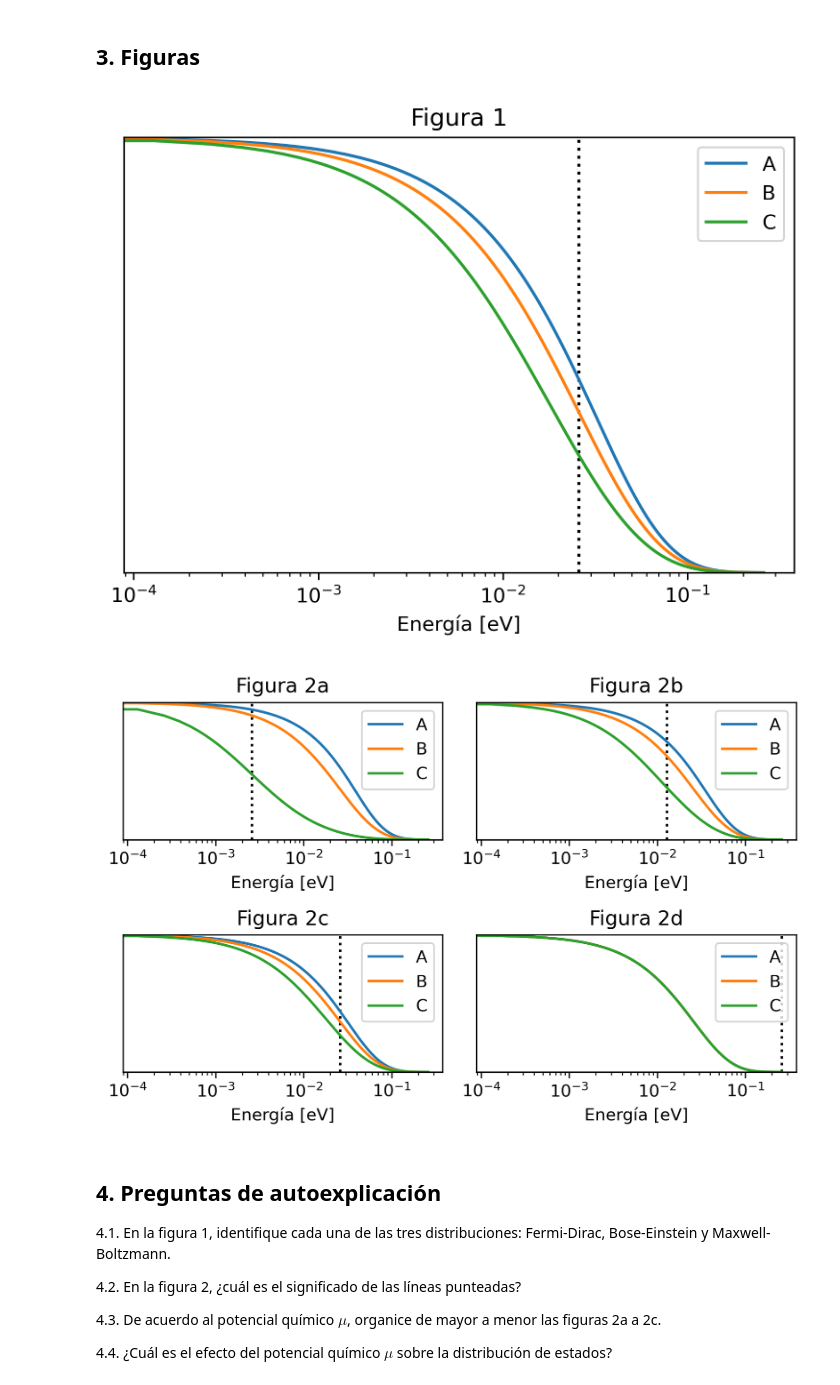
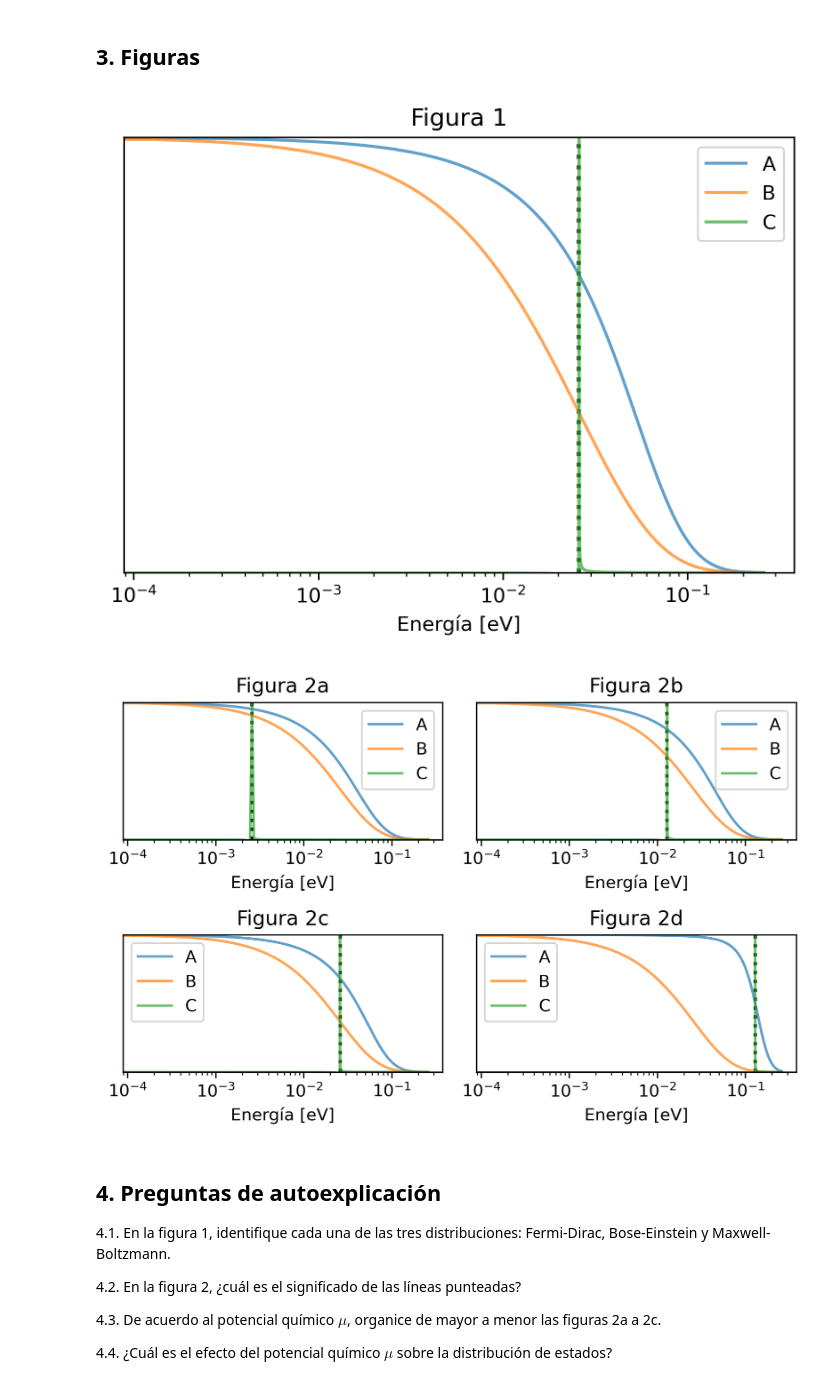
Before and after one commit to davidalejandromiranda/StatisticalPhysics, a Jupyter notebook: notebooks/es_DistribucionesFD-MB-BE.ipynb, the cells around one changed output. Cells and saved outputs as stored; diff of their text form; code cells hidden in the pictures.

```diff
--- a/notebooks/es_DistribucionesFD-MB-BE.ipynb
+++ b/notebooks/es_DistribucionesFD-MB-BE.ipynb
@@ -15,19 +15,19 @@ T = 300 # K
 E = np.linspace(0, 10/β, 2000)
 # %%
 def dist(β, μ):
-    A = 1 / ( np.exp( β * ( E + μ ) ) + 1 )
+    A = 1 / ( np.exp( β * ( E - μ ) ) + 1 )
     A /= max(A)
     B = np.exp(-β * E)
     B /= max(B)
-    C = 1 / ( np.exp( β * ( E + μ ) ) - 1 )
+    C = 1 / ( np.exp( β * ( E - μ ) ) - 1 )
     C /= max(C)
     return [A, B, C]
 # %%
 def plot_dist(β, μ):
     for label, y in zip(['A', 'B', 'C'], dist(β, μ)):
-        plt.semilogx(E/ct.elementary_charge, y, label=label)
+        plt.semilogx(E/ct.elementary_charge, y, label=label, alpha=0.7)
         plt.yticks([])
-    plt.vlines(x = μ/ct.elementary_charge, ymin=0, ymax=1, linestyles=':', color='k')
+    plt.vlines(x = μ/ct.elementary_charge, ymin=0, ymax=1, linestyles=':', color='k', lw=2)
     plt.ylim(0, 1)
     plt.xlabel('Energía [eV]')
     plt.legend()
@@ -38,18 +38,18 @@ plt.figure(dpi=300)
 plot_dist(β, 1/β)
 _ = plt.title('Figura 1')
 # %% [output]
-[figure, old version]
+[figure, new version]
 # %%
 plt.figure(dpi=300)
 labels = ['a', 'b', 'c', 'd']
-chem_potentials = np.array([0.1, 0.5, 1, 10])/β
+chem_potentials = np.array([0.1, 0.5, 1, 5])/β
 for i, (label, μ) in enumerate(zip(labels, chem_potentials)):
     plt.subplot(2,2,i+1)
     plot_dist(β, μ)
     _ = plt.title('Figura 2%s' % label)
 plt.tight_layout()
 # %% [output]
-[figure, old version]
+[figure, new version]
 # %% [markdown]
 ## 4. Preguntas de autoexplicación
 
```
Also changed, not shown: 1 other file.
